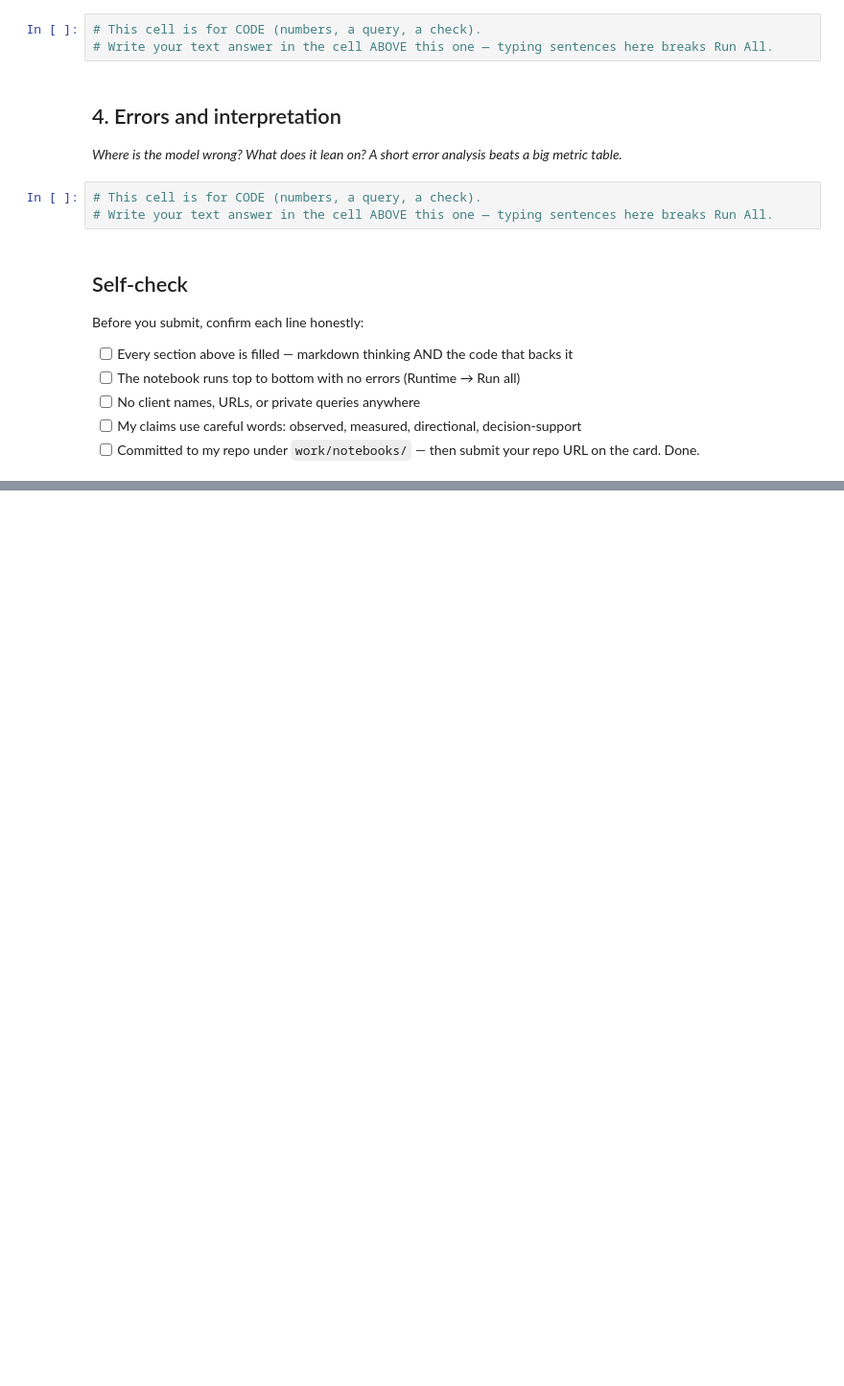
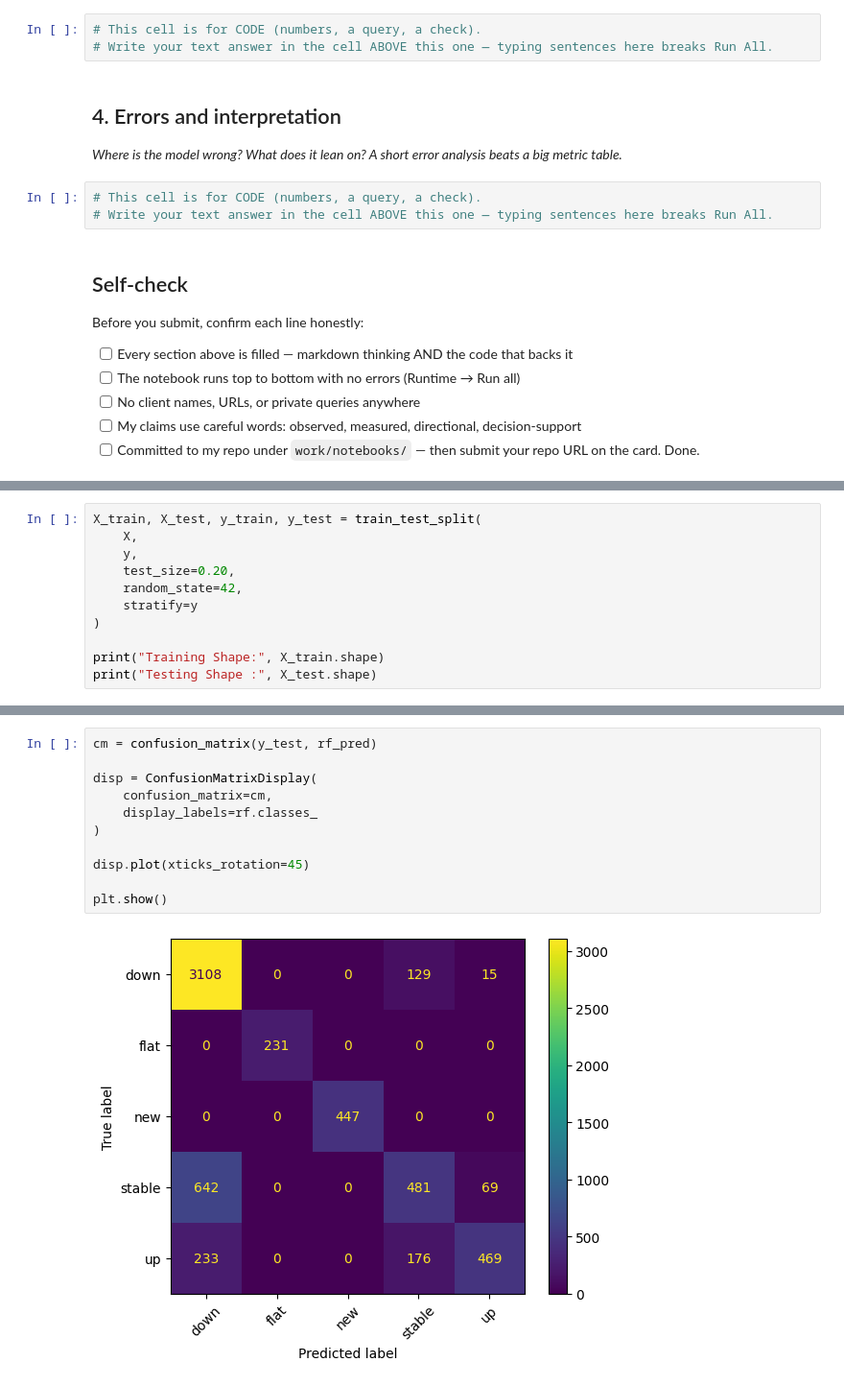
Before and after one commit to amitkumar15x/flyrank, a Jupyter notebook: work/notebooks/w05_model.ipynb, the cells around one changed output, grey strips where cells are left out. Shown at 96% size. Cells and saved outputs as stored; diff of their text form; blank space fills up the shorter version.

```diff
--- a/work/notebooks/w05_model.ipynb
+++ b/work/notebooks/w05_model.ipynb
@@ -46,0 +116,11 @@ Before you submit, confirm each line honestly:
+# %%
+X_train, X_test, y_train, y_test = train_test_split(
+    X,
+    y,
+    test_size=0.20,
+    random_state=42,
+    stratify=y
+)
+
+print("Training Shape:", X_train.shape)
+print("Testing Shape :", X_test.shape)
@@ -46,0 +213,13 @@ Before you submit, confirm each line honestly:
+# %%
+cm = confusion_matrix(y_test, rf_pred)
+
+disp = ConfusionMatrixDisplay(
+    confusion_matrix=cm,
+    display_labels=rf.classes_
+)
+
+disp.plot(xticks_rotation=45)
+
+plt.show()
+# %% [output]
+[figure, added]
```
Also changed, not shown: parts of 15 cells of this notebook.
